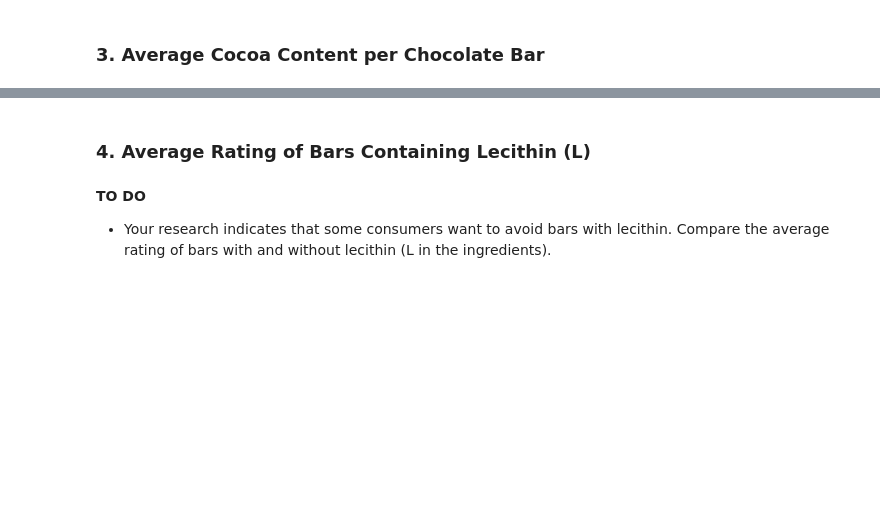
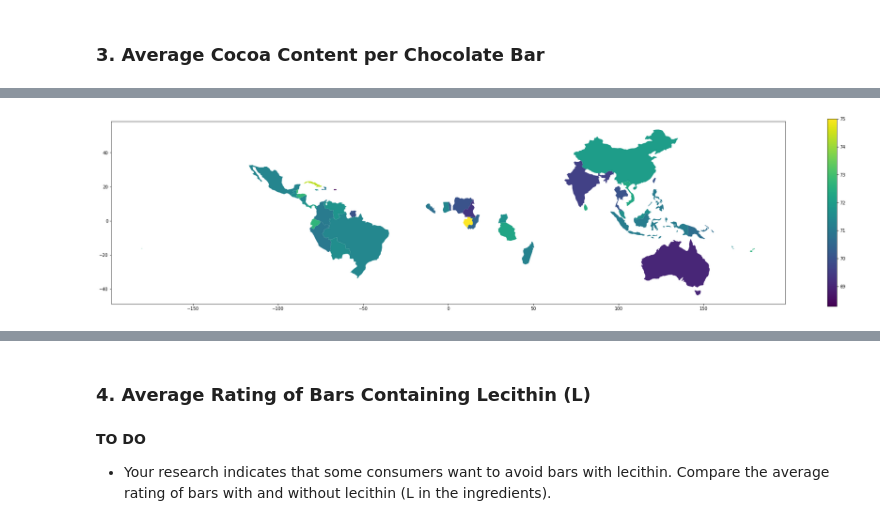
Before and after one commit to Maria-Inigo/Chocolate-Bars, a Jupyter notebook: Notebooks/2-EDA.ipynb, the cells around one changed output, grey strips where cells are left out. Saved outputs shown, nothing was run; the diff lists cells and outputs as text; code cells hidden in the pictures; blank space fills up the shorter version.

```diff
--- a/Notebooks/2-EDA.ipynb
+++ b/Notebooks/2-EDA.ipynb
@@ -162,0 +175,8 @@ From the plot, I can see that there is a lot of variety on the ratings of chocol
+# %%
+# Get the dataframe with the cocoa percentage and country of origin
+cocoa_origin_df = df[['Bean_Origin', 'Cocoa_Percent']]
+
+# Get the dataframe with the average cocoa percentage per country of origin
+av_cocoa_origin_df = df.groupby('Bean_Origin')[['Cocoa_Percent']].mean().reset_index().rename(columns={'Cocoa_Percent':'Average_Cocoa_Percent'})
+
+av_cocoa_origin_df
@@ -162,0 +197,11 @@ From the plot, I can see that there is a lot of variety on the ratings of chocol
+# %%
+# Rename the country column to merge it later
+renamed_av_cocoa_origin_df = av_cocoa_origin_df.rename(columns={'Bean_Origin':'name'})
+
+# Merge the dataframe with the geodata
+map = pd.merge(geodata, renamed_av_cocoa_origin_df, how='inner', on='name')
+
+# Display the choropleth
+cocoa_percent_map = map.plot(column='Average_Cocoa_Percent', legend=True, legend_kwds={'shrink': 0.4}, figsize=(35, 20), missing_kwds={"color": "purple"})
+# %% [output]
+[figure, added]
```
Also changed, not shown: parts of 19 cells of this notebook.
